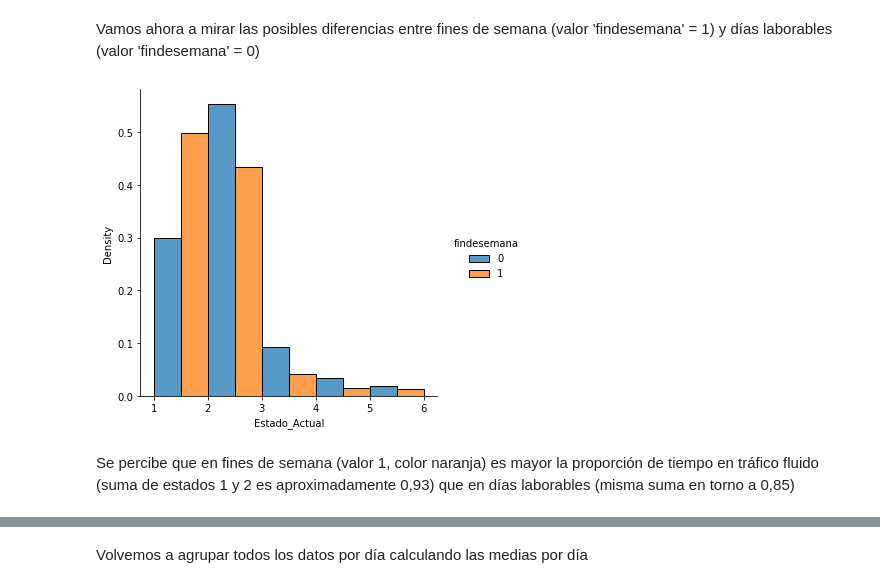
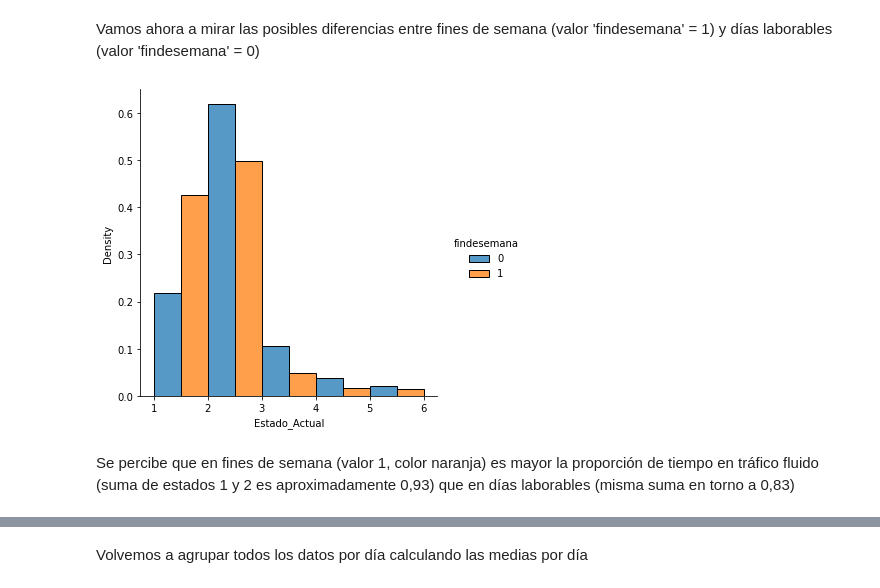
Before and after one commit to jrpecharroman/ProyectoBigData, a Jupyter notebook: Tráfico/Barcelona/DatosTraficoBarcelonaCompletoTramos_Javier.ipynb, the cells around one changed output, grey strips where cells are left out. Cells and saved outputs as stored; diff of their text form; code cells hidden in the pictures.

Commit message:
Completado el Analisis Conjunto de datos mergeados Barcelona, con Seleccion de Caracteristicas. Generados ficheros mergeados con y sin seleccion de caracteristicas

```diff
--- a/Tráfico/Barcelona/DatosTraficoBarcelonaCompletoTramos_Javier.ipynb
+++ b/Tráfico/Barcelona/DatosTraficoBarcelonaCompletoTramos_Javier.ipynb
@@ -261,4 +281,4 @@ Eliminamos las columnas que no nos interesan para nuestro análisis: el antiguo
 # %%
-dfTrafBarcelona18_19 = dfTrafBarcelona18_19.drop(columns=['index','idTram','estatPrevist'])
+dfTrafBarcelona18_19 = dfTrafBarcelona18_19.drop(columns=['index','estatPrevist'])
 print(dfTrafBarcelona18_19)
 # %% [output]
@@ -419,6 +450,7 @@ franjas = {
              23: 'Madrugada'
 }
 dfTrafBarcelona18_19['franja'] = dfTrafBarcelona18_19['hora'].map(franjas)
-dfTrafBarcelona18_19['findesemana']=(dfTrafBarcelona18_19.index.dayofweek // 5 == 1).astype(int)
+dfTrafBarcelona18_19['diadelasemana'] = dfTrafBarcelona18_19.index.dayofweek
+dfTrafBarcelona18_19['findesemana'] = (dfTrafBarcelona18_19.index.dayofweek // 5 == 1).astype(int)
 print(dfTrafBarcelona18_19)
 # %% [output]
@@ -496,8 +547,8 @@ Fecha
 # %% [markdown]
 Vamos ahora a mirar las posibles diferencias entre fines de semana (valor 'findesemana' = 1) y días laborables (valor 'findesemana' = 0)
 # %%
-sns.displot(data=dfTrafBarcelona18_19, x='Estado_Actual', hue='findesemana', binwidth=1, stat="density", common_norm=False, multiple="dodge");
+sns.displot(data=dfTrafBarcelona18_19_sinmadrugadas, x='Estado_Actual', hue='findesemana', binwidth=1, stat="density", common_norm=False, multiple="dodge");
 # %% [output]
-[figure, old version]
+[figure, new version]
 # %% [markdown]
-Se percibe que en fines de semana (valor 1, color naranja) es mayor la proporción de tiempo en tráfico fluido (suma de estados 1 y 2 es aproximadamente 0,93) que en días laborables (misma suma en torno a 0,85)
+Se percibe que en fines de semana (valor 1, color naranja) es mayor la proporción de tiempo en tráfico fluido (suma de estados 1 y 2 es aproximadamente 0,93) que en días laborables (misma suma en torno a 0,83)
```
Also changed, not shown: parts of 26 cells of this notebook, 6 other files.
